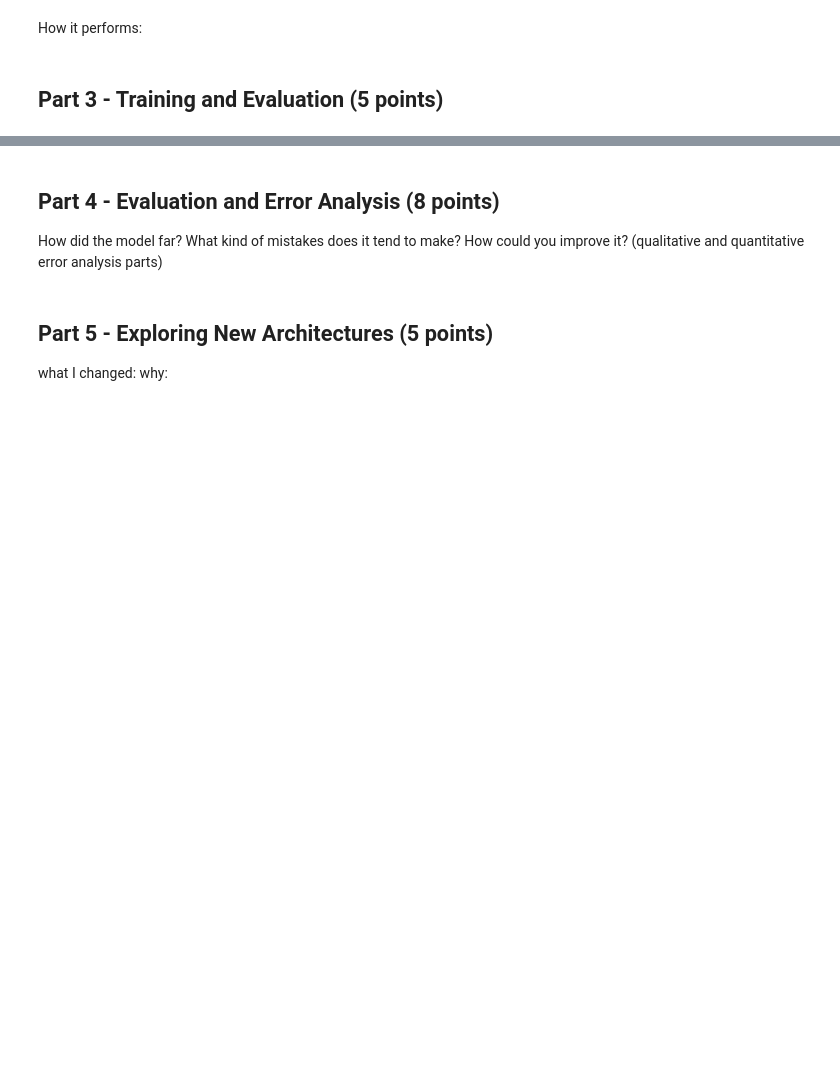
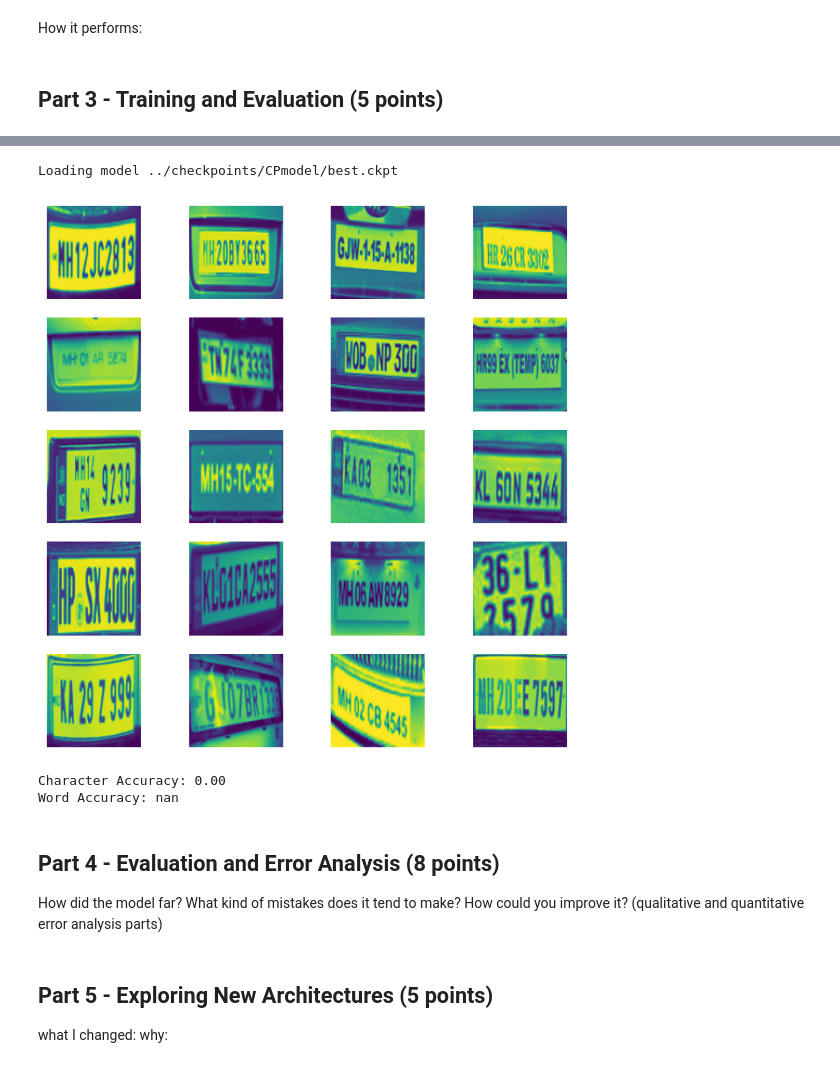
Before and after one commit to lw55sixo/lt2326-a1-CarPlateRecognition, a Jupyter notebook: Assignment1-CarPlateRecognition/Assignment1-CarPlateRecognition.ipynb, the cells around one changed output, grey strips where cells are left out. Saved outputs shown, nothing was run; the diff lists cells and outputs as text; code cells hidden in the pictures; blank space fills up the shorter version.

```diff
--- a/Assignment1-CarPlateRecognition/Assignment1-CarPlateRecognition.ipynb
+++ b/Assignment1-CarPlateRecognition/Assignment1-CarPlateRecognition.ipynb
@@ -666,3 +751,22 @@ How it performs:
+# %%
+#args['imgdir'] = 'test'
+#args['data'] = SynthDataset(args)
+resume_file = os.path.join(args['save_dir'], args['name'], 'best.ckpt')
+if os.path.isfile(resume_file):
+    print('Loading model %s'%resume_file)
+    checkpoint = torch.load(resume_file)
+    model.load_state_dict(checkpoint['state_dict'], strict = False)
+    args['model'] = model
+    ca, wa = get_accuracy(args)
+    print("Character Accuracy: %.2f\nWord Accuracy: %.2f"%(ca, wa))
+else:
+    print("=> no checkpoint found at '{}'".format(os.path.join(args['save_dir'], args['name'])))
+    print('Exiting')
+# %% [output]
+Loading model ../checkpoints/CPmodel/best.ckpt
+[figure, added]
+Character Accuracy: 0.00
+Word Accuracy: nan
 # %% [markdown]
 ## Part 4 - Evaluation and Error Analysis (8 points)
 How did the model far? What kind of mistakes does it tend to make? How could you improve it? (qualitative and quantitative error analysis parts)
```
Also changed, not shown: parts of 7 cells of this notebook.
